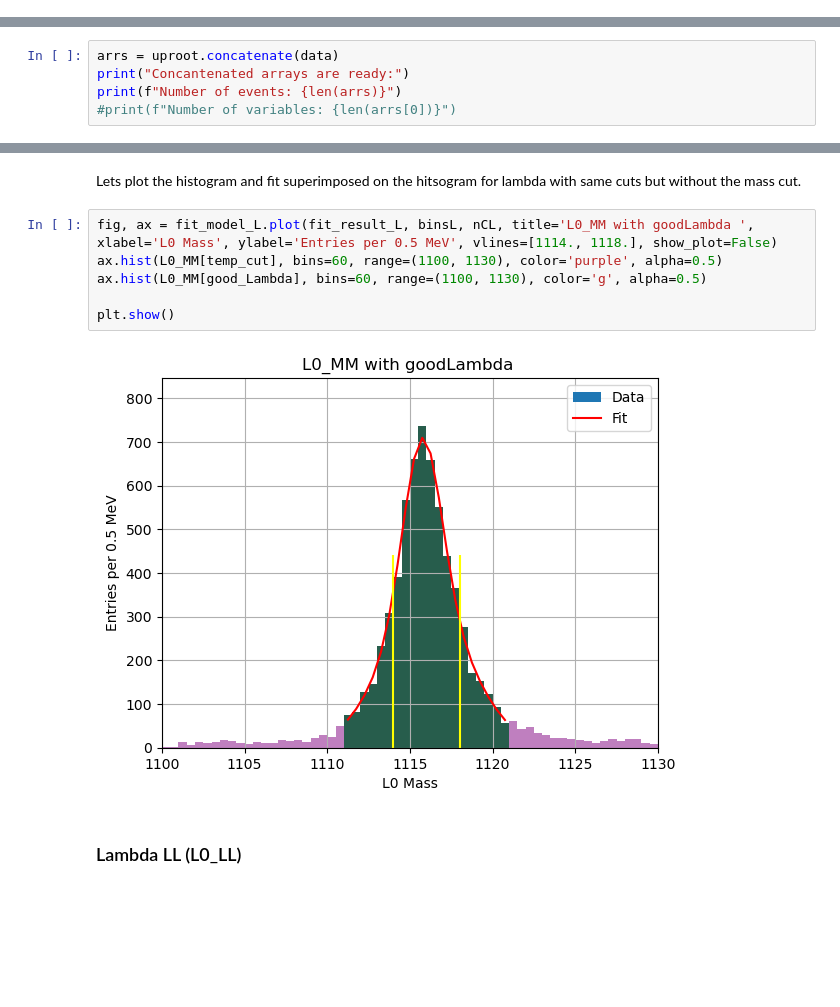
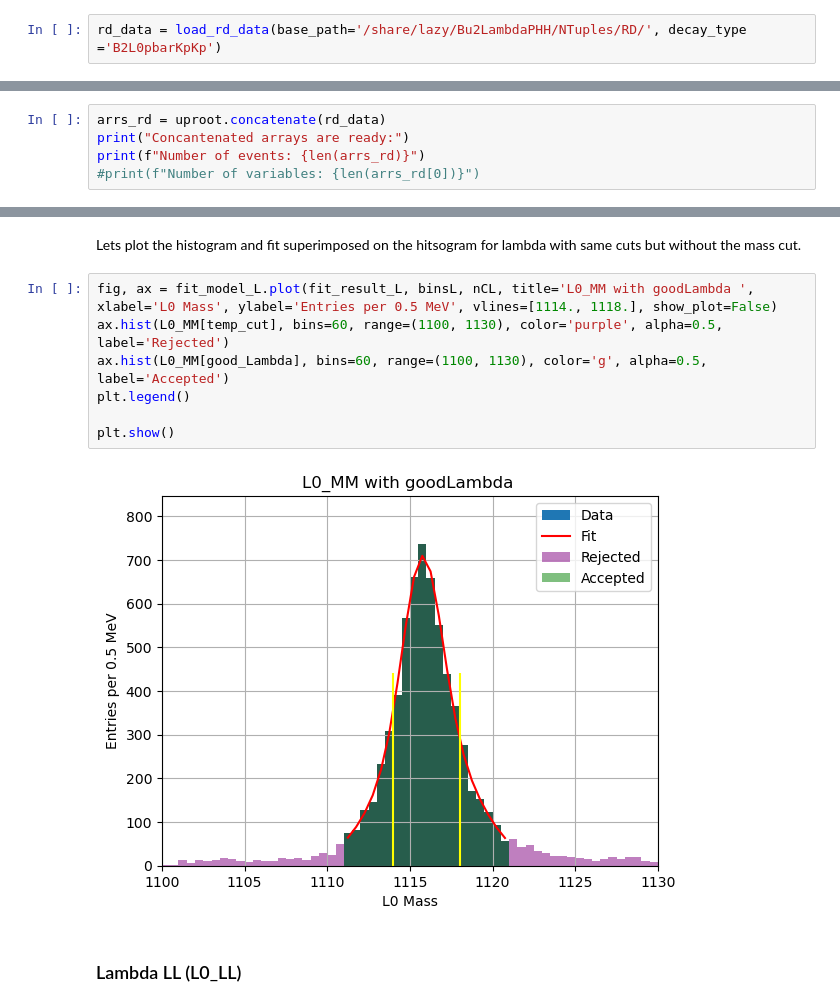
Before and after one commit to LHCb-Cincinnati/bphysics, a Jupyter notebook: KpKp_fitting.ipynb, the cells around one changed output, grey strips where cells are left out. Saved outputs shown, nothing was run; the diff lists cells and outputs as text; blank space fills up the shorter version.

```diff
--- a/KpKp_fitting.ipynb
+++ b/KpKp_fitting.ipynb
@@ -112,0 +26,2 @@ if plots_dir is not None:
+# %%
+rd_data = load_rd_data(base_path='/share/lazy/Bu2LambdaPHH/NTuples/RD/', decay_type ='B2L0pbarKpKp')
@@ -113,8 +51,8 @@ if plots_dir is not None:
 # %%
-arrs = uproot.concatenate(data)
+arrs_rd = uproot.concatenate(rd_data)
 print("Concantenated arrays are ready:")
-print(f"Number of events: {len(arrs)}")
-#print(f"Number of variables: {len(arrs[0])}")
+print(f"Number of events: {len(arrs_rd)}")
+#print(f"Number of variables: {len(arrs_rd[0])}")
 # %% [output]
 Concantenated arrays are ready:
 Number of events: 11705
@@ -432,12 +475,13 @@ Best initial parameters: {'n_s': 9941.437699801276, 'f': 0.038119904044326566, '
 Lets plot the histogram and fit superimposed on the hitsogram for lambda with same cuts but without the mass cut.
 # %%
 fig, ax = fit_model_L.plot(fit_result_L, binsL, nCL, title='L0_MM with goodLambda ', xlabel='L0 Mass', ylabel='Entries per 0.5 MeV', vlines=[1114., 1118.], show_plot=False)
-ax.hist(L0_MM[temp_cut], bins=60, range=(1100, 1130), color='purple', alpha=0.5)
-ax.hist(L0_MM[good_Lambda], bins=60, range=(1100, 1130), color='g', alpha=0.5)
+ax.hist(L0_MM[temp_cut], bins=60, range=(1100, 1130), color='purple', alpha=0.5, label='Rejected')
+ax.hist(L0_MM[good_Lambda], bins=60, range=(1100, 1130), color='g', alpha=0.5, label='Accepted')
+plt.legend()
 
 plt.show()
 # %% [output]
-[figure, old version]
+[figure, new version]
 # %% [markdown]
 ### Lambda LL (L0_LL)
 # %% [markdown]
```
Also changed, not shown: parts of 56 cells of this notebook, 2 other files.
